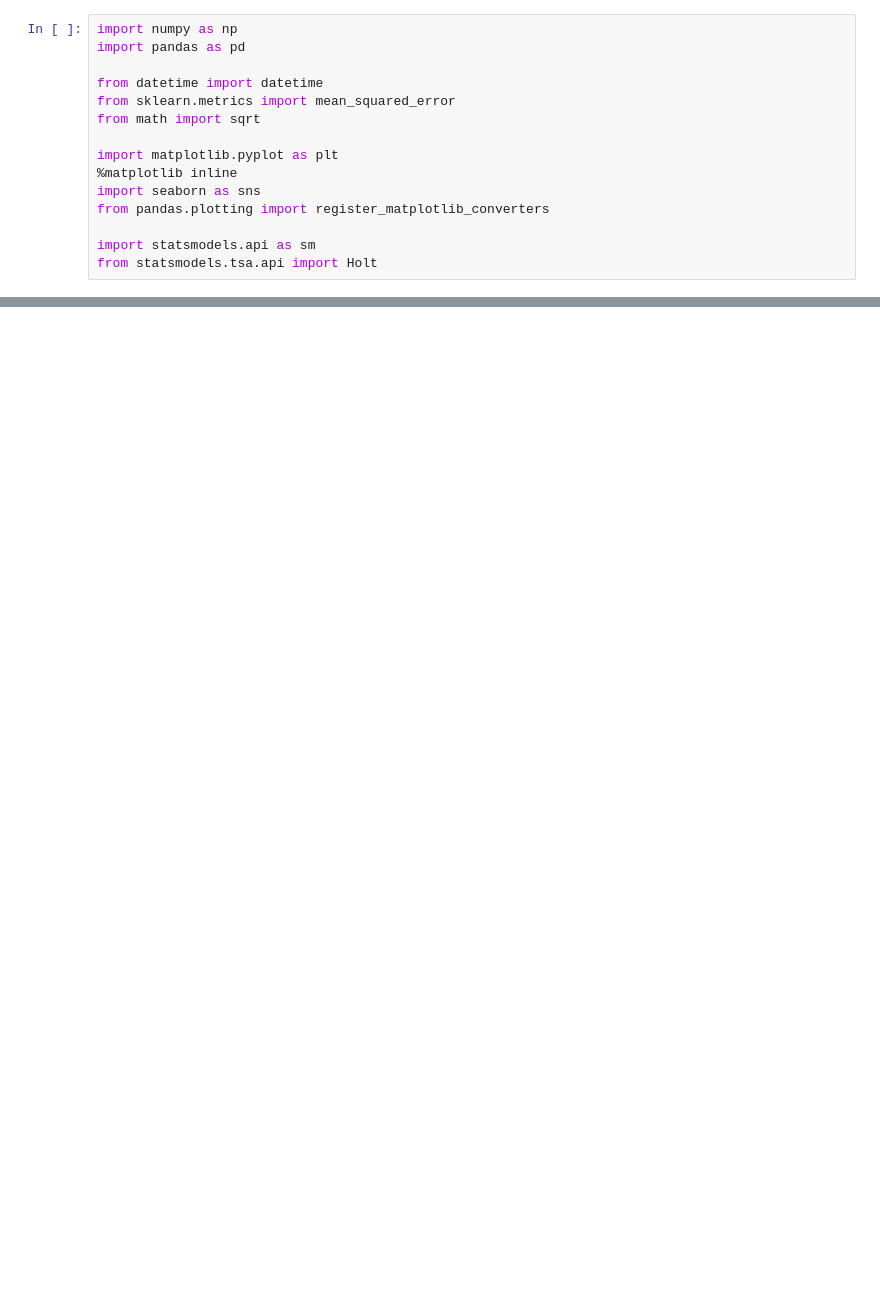
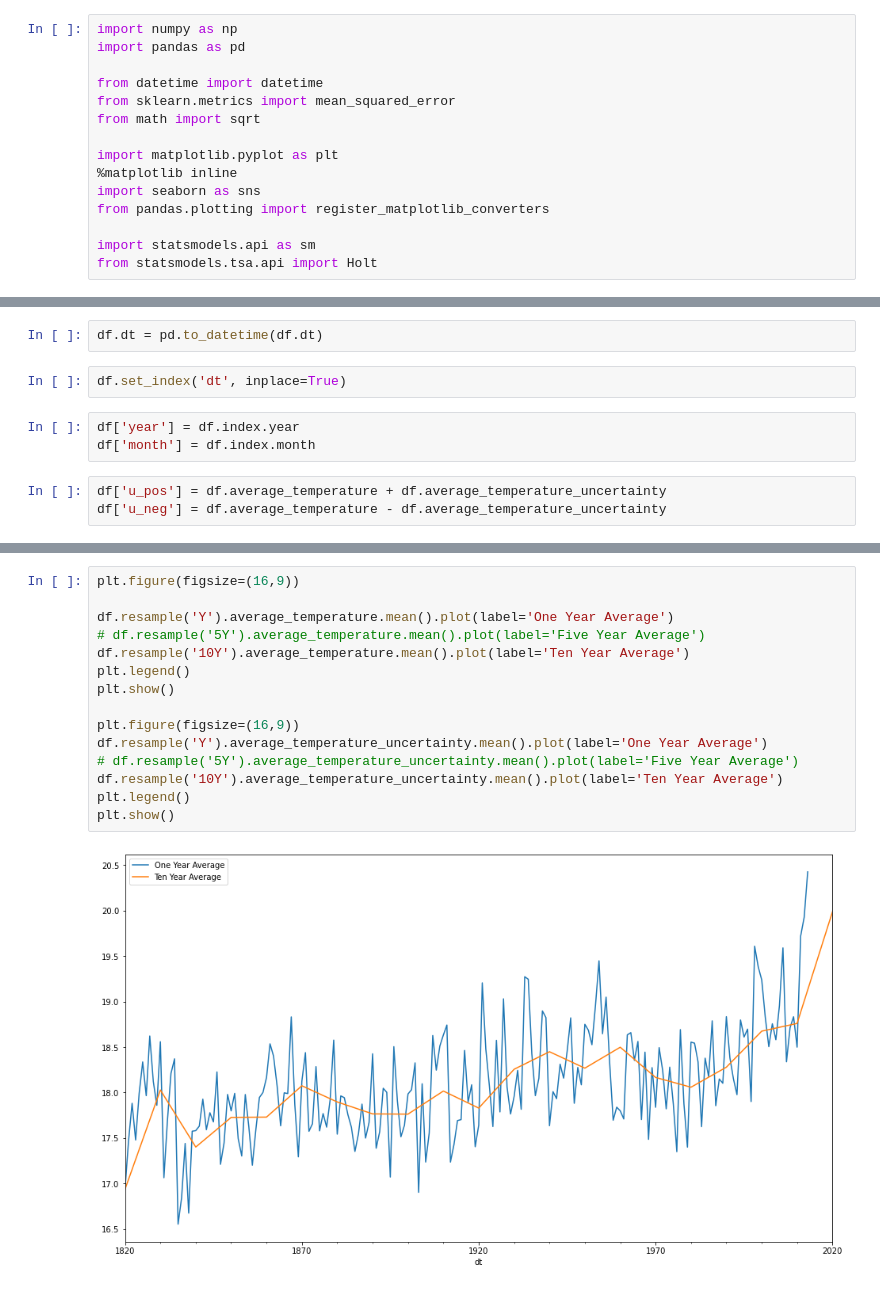
Before and after one commit to mdalton87/time-series-exercises, a Jupyter notebook: ts_modeling.ipynb, the cells around one changed output, grey strips where cells are left out. Cells and saved outputs as stored; diff of their text form; blank space fills up the shorter version.

```diff
--- a/ts_modeling.ipynb
+++ b/ts_modeling.ipynb
@@ -74,0 +31,10 @@ df_city[df_city.average_temperature.isnull()]
+# %%
+df.dt = pd.to_datetime(df.dt)
+# %%
+df.set_index('dt', inplace=True)
+# %%
+df['year'] = df.index.year
+df['month'] = df.index.month
+# %%
+df['u_pos'] = df.average_temperature + df.average_temperature_uncertainty
+df['u_neg'] = df.average_temperature - df.average_temperature_uncertainty
@@ -74,0 +51,17 @@ df_city[df_city.average_temperature.isnull()]
+# %%
+plt.figure(figsize=(16,9))
+
+df.resample('Y').average_temperature.mean().plot(label='One Year Average')
+# df.resample('5Y').average_temperature.mean().plot(label='Five Year Average')
+df.resample('10Y').average_temperature.mean().plot(label='Ten Year Average')
+plt.legend()
+plt.show()
+
+plt.figure(figsize=(16,9))
+df.resample('Y').average_temperature_uncertainty.mean().plot(label='One Year Average')
+# df.resample('5Y').average_temperature_uncertainty.mean().plot(label='Five Year Average')
+df.resample('10Y').average_temperature_uncertainty.mean().plot(label='Ten Year Average')
+plt.legend()
+plt.show()
+# %% [output]
+[figure, added]
```
Also changed, not shown: parts of 83 cells of this notebook, 1 other file.
